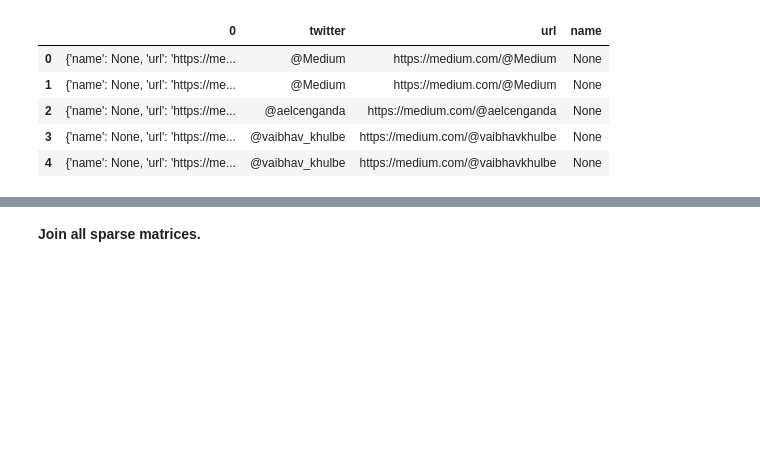
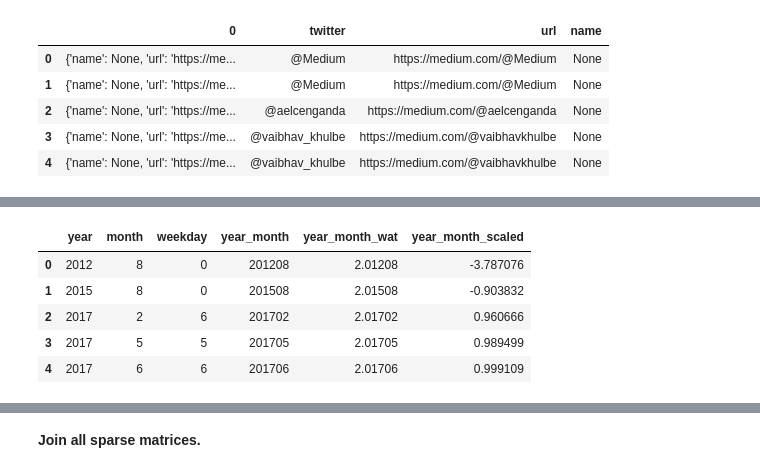
Before and after one commit to kcostya/mlcourse_open, a Jupyter notebook: jupyter_english/topic06_features/assignment6_part2_medium_beat_baseline.ipynb, the cells around one changed output, grey strips where cells are left out. Saved outputs shown, nothing was run; the diff lists cells and outputs as text; code cells hidden in the pictures; blank space fills up the shorter version.

```diff
--- a/jupyter_english/topic06_features/assignment6_part2_medium_beat_baseline.ipynb
+++ b/jupyter_english/topic06_features/assignment6_part2_medium_beat_baseline.ipynb
@@ -160,0 +408,9 @@ train_author.head()
+# %%
+train_published.head()
+# %% [output]
+|  | year | month | weekday | year_month | year_month_wat | year_month_scaled |
+| 0 | 2012 | 8 | 0 | 201208 | 2.01208 | -3.787076 |
+| 1 | 2015 | 8 | 0 | 201508 | 2.01508 | -0.903832 |
+| 2 | 2017 | 2 | 6 | 201702 | 2.01702 | 0.960666 |
+| 3 | 2017 | 5 | 5 | 201705 | 2.01705 | 0.989499 |
+| 4 | 2017 | 6 | 6 | 201706 | 2.01706 | 0.999109 |
```
Also changed, not shown: parts of 100 cells of this notebook, 21 other files.
